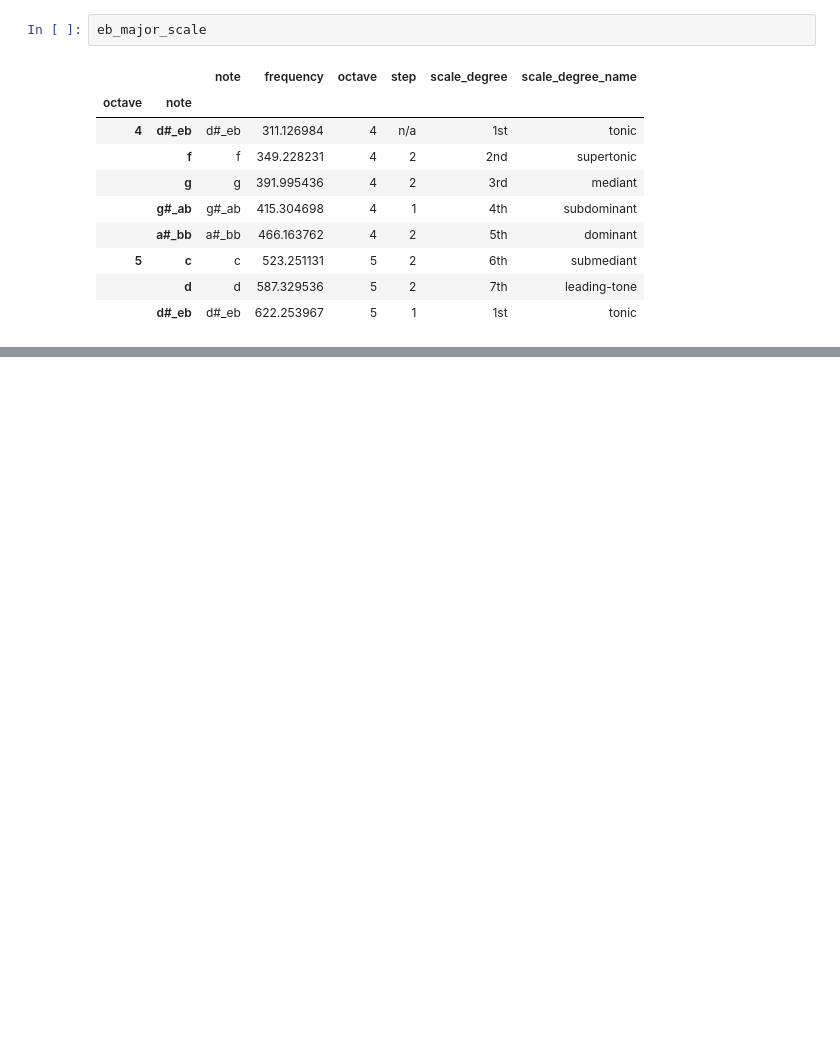
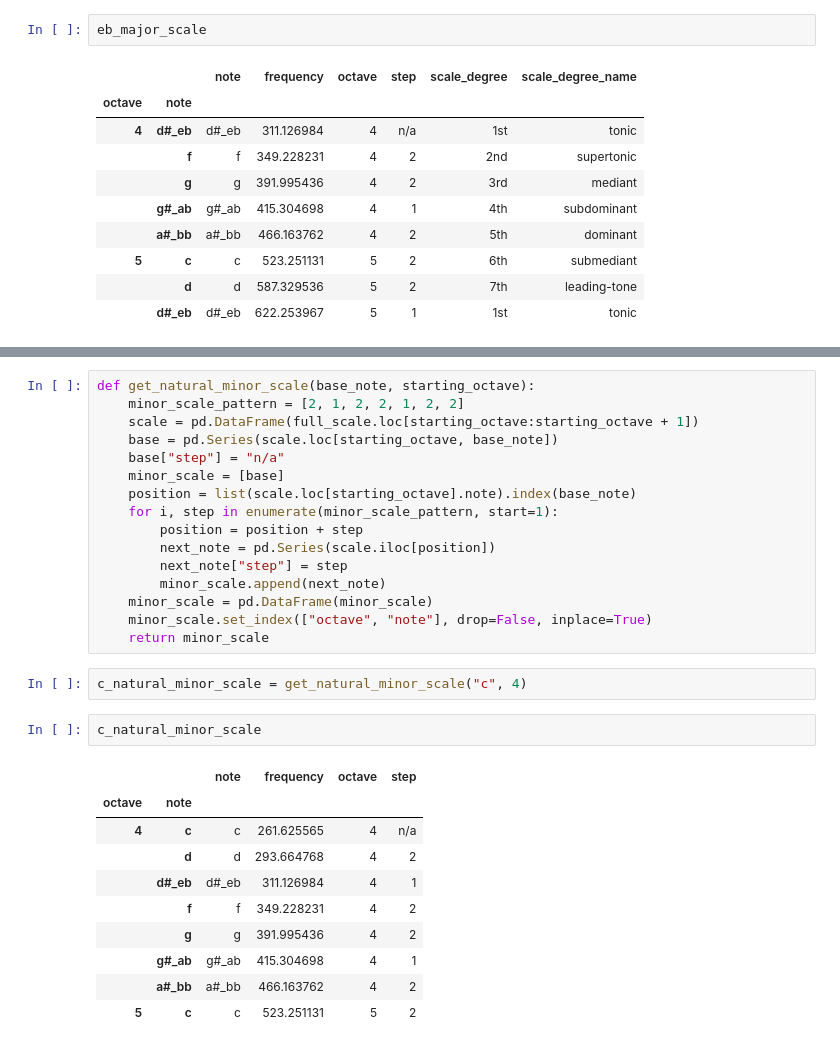
Before and after one commit to mulhod/musics, a Jupyter notebook: Music_and_Physics.ipynb, the cells around one changed output, grey strips where cells are left out. Saved outputs shown, nothing was run; the diff lists cells and outputs as text; blank space fills up the shorter version.

```diff
--- a/Music_and_Physics.ipynb
+++ b/Music_and_Physics.ipynb
@@ -320,0 +332,31 @@ eb_major_scale
+# %%
+def get_natural_minor_scale(base_note, starting_octave):
+    minor_scale_pattern = [2, 1, 2, 2, 1, 2, 2]
+    scale = pd.DataFrame(full_scale.loc[starting_octave:starting_octave + 1])
+    base = pd.Series(scale.loc[starting_octave, base_note])
+    base["step"] = "n/a"
+    minor_scale = [base]
+    position = list(scale.loc[starting_octave].note).index(base_note)
+    for i, step in enumerate(minor_scale_pattern, start=1):
+        position = position + step
+        next_note = pd.Series(scale.iloc[position])
+        next_note["step"] = step
+        minor_scale.append(next_note)
+    minor_scale = pd.DataFrame(minor_scale)
+    minor_scale.set_index(["octave", "note"], drop=False, inplace=True)
+    return minor_scale
+# %%
+c_natural_minor_scale = get_natural_minor_scale("c", 4)
+# %%
+c_natural_minor_scale
+# %% [output]
+|  |  | note | frequency | octave | step |
+| octave | note |  |  |  |  |
+| 4 | c | c | 261.625565 | 4 | n/a |
+|  | d | d | 293.664768 | 4 | 2 |
+|  | d#_eb | d#_eb | 311.126984 | 4 | 1 |
+|  | f | f | 349.228231 | 4 | 2 |
+|  | g | g | 391.995436 | 4 | 2 |
+|  | g#_ab | g#_ab | 415.304698 | 4 | 1 |
+|  | a#_bb | a#_bb | 466.163762 | 4 | 2 |
+| 5 | c | c | 523.251131 | 5 | 2 |
```
Also changed, not shown: parts of 6 cells of this notebook.
